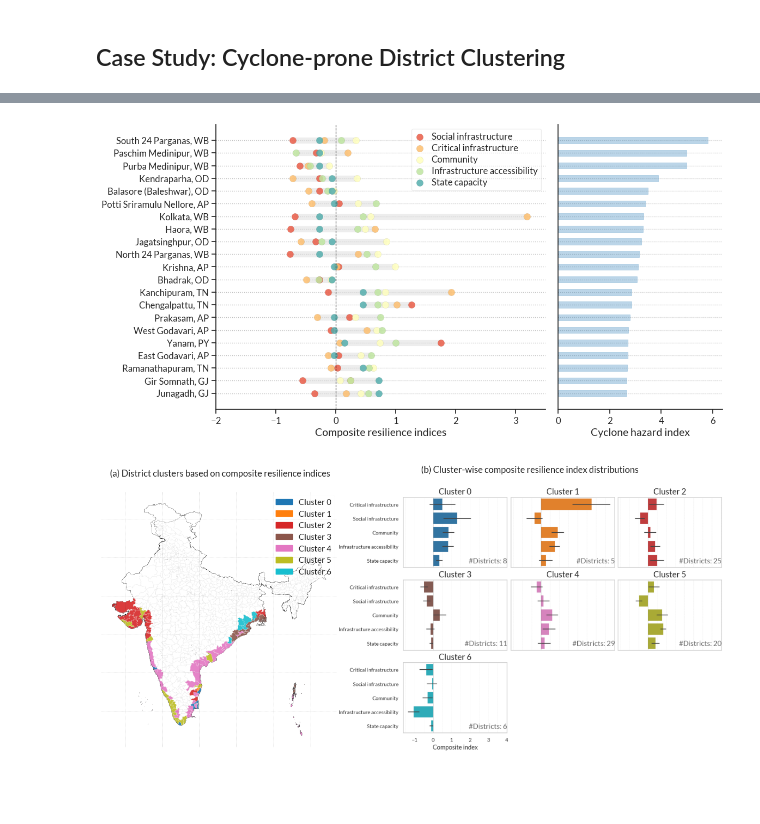
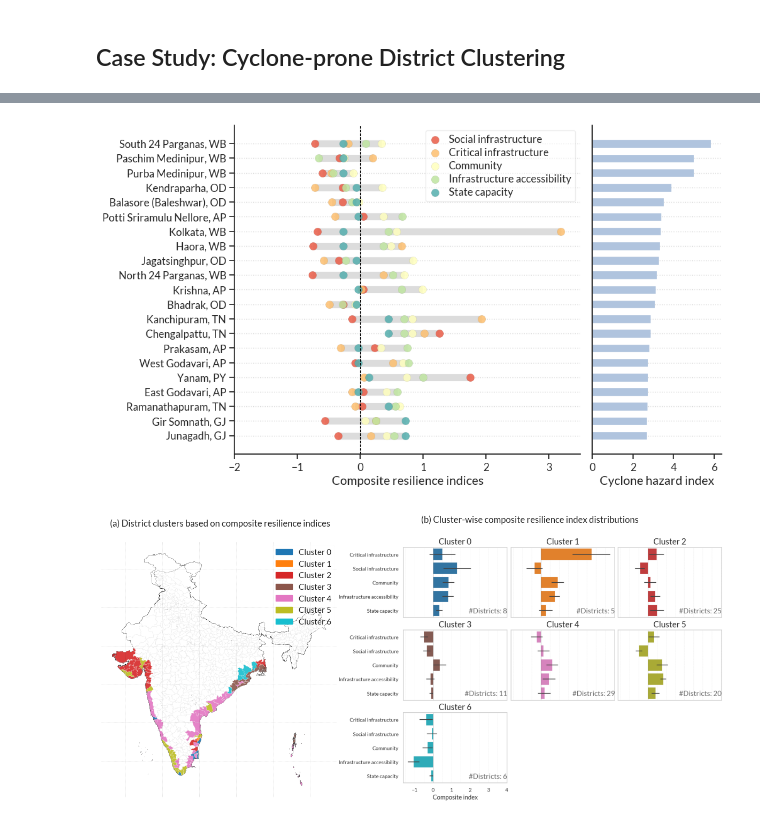
Before and after one commit to srijithbalakrishnan/india_resilience, a Jupyter notebook: india_resilience_analysis.ipynb, the cells around one changed output, grey strips where cells are left out. Drawn from its saved outputs; the diff is of its cells as text; code cells hidden in the pictures; blank space fills up the shorter version.

```diff
--- a/india_resilience_analysis.ipynb
+++ b/india_resilience_analysis.ipynb
@@ -503,13 +491,13 @@ spider_gdf['dist_state'] = spider_gdf['dist_state'].str.replace('Twenty-Four', '
 spider_gdf['average_score'] = spider_gdf[[f"CI_{cluster_type}" for cluster_type in cluster_types]].mean(axis=1)
 spider_gdf_sorted = spider_gdf.iloc[::-1].reset_index(drop=True)
 
-fig = plt.figure(figsize=(12, num_dists*0.34))
+fig = plt.figure(figsize=(10, num_dists*0.34))
 sns.set_style("ticks", {'grid.linestyle': 'solid'})
 plt.rcParams['font.family'] = 'sans-serif'
 plt.rcParams['font.sans-serif'] = ['Lato']
 
 from matplotlib.gridspec import GridSpec
-gs = GridSpec(1, 2, width_ratios=[2, 1], wspace=0.05)
+gs = GridSpec(1, 2, width_ratios=[2, 0.75], wspace=0.05)
 
 ax1 = fig.add_subplot(gs[0])
 district_spacing = 0.1
@@ -528,7 +516,7 @@ for i, district in enumerate(spider_gdf_sorted['dist_state']):
     mean_value = data.mean()
     ax1.hlines(
         y=y_positions[i], xmin=min_value, xmax=max_value,
-        color='gainsboro', alpha=0.5, linewidth=8, zorder=1
+        color='gainsboro', alpha=1, linewidth=8, zorder=1
     )
 
     for category, label, color in zip(categories, labels, category_colors):
@@ -543,39 +531,39 @@ ax1.set_yticks(y_positions)
 ax1.set_yticklabels(spider_gdf_sorted['dist_state'], fontsize=12)
 ax1.set_xlabel('Composite resilience indices', fontsize=14)
 ax1.set_xlim(-2, 3.5)
 ax1.axvline(x=0, color='black', linestyle='--', linewidth=0.8)
-ax1.grid(axis='y', linestyle=':', alpha=0.5, color='grey')
+ax1.grid(axis='y', linestyle=':', alpha=0.3, color='grey')
 
 ax1.spines['top'].set_visible(False)
 ax1.spines['right'].set_visible(False)
 plt.legend(
     loc='upper right', bbox_to_anchor=(1, 1), fontsize=12,
     handlelength=1.0, labelspacing=0.3, ncol=1,
     # title="Categories", title_fontsize=13,
     framealpha=0.5, facecolor='white', edgecolor='gainsboro', frameon=True
 )
 
 ax2 = fig.add_subplot(gs[1], sharey=ax1)
 hazard_values = spider_gdf_sorted['CI_hazard']
 ax2.barh(
-    y_positions, hazard_values, height=district_spacing * 0.5, color='tab:blue', alpha=0.3,
-    edgecolor='tab:blue', linewidth=0.5
+    y_positions, hazard_values, height=district_spacing * 0.5, color='lightsteelblue', alpha=1,
+    edgecolor='lightsteelblue', linewidth=0.5
 )
 ax2.set_yticks(y_positions)
 ax2.set_xlabel('Cyclone hazard index', fontsize=14)
 ax2.set_xlim(min(0, hazard_values.min()*1.1), hazard_values.max() * 1.1)  # Adjust x-axis limits
 ax2.tick_params(axis='x', labelsize=12)
 ax2.spines['top'].set_visible(False)
 ax2.spines['right'].set_visible(False)
-ax2.grid(axis='y', linestyle=':', alpha=0.5, color='grey')
+ax2.grid(axis='y', linestyle=':', alpha=0.3, color='grey')
 ax2.tick_params(axis='y', which='both', left=False, labelleft=False)
 
 fig.tight_layout()
 # plt.savefig("maps/main_districts_with_hazard_subplot.png", dpi=600, bbox_inches='tight')
-# plt.savefig("maps/main_districts_with_hazard_subplot.pdf", dpi=300, bbox_inches='tight')
+plt.savefig("../maps/main_districts_with_hazard_subplot.pdf", dpi=300, bbox_inches='tight')
 plt.show()
 # %% [output]
-[figure, old version]
+[figure, new version]
 # %%
 # Plot the clusters of hazard prone districts with similar resilience patterns
 
```
Also changed, not shown: parts of 3 cells of this notebook, 12 other files.
